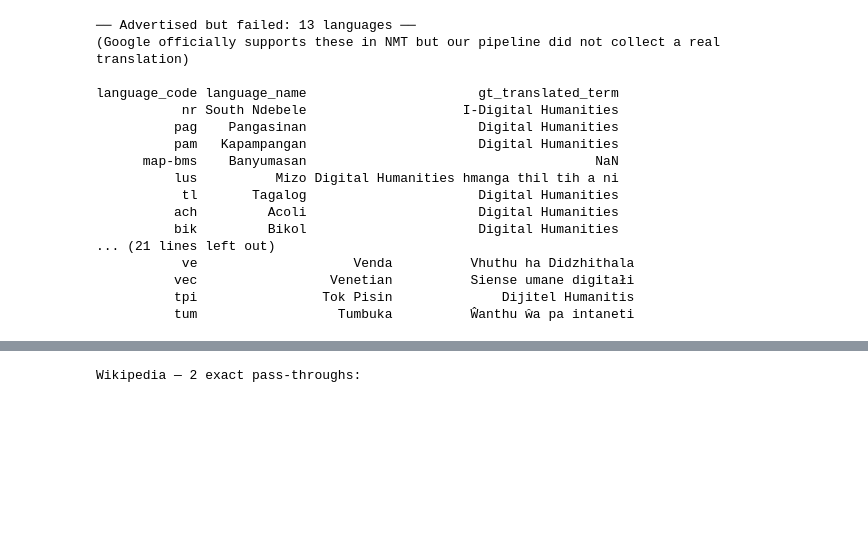
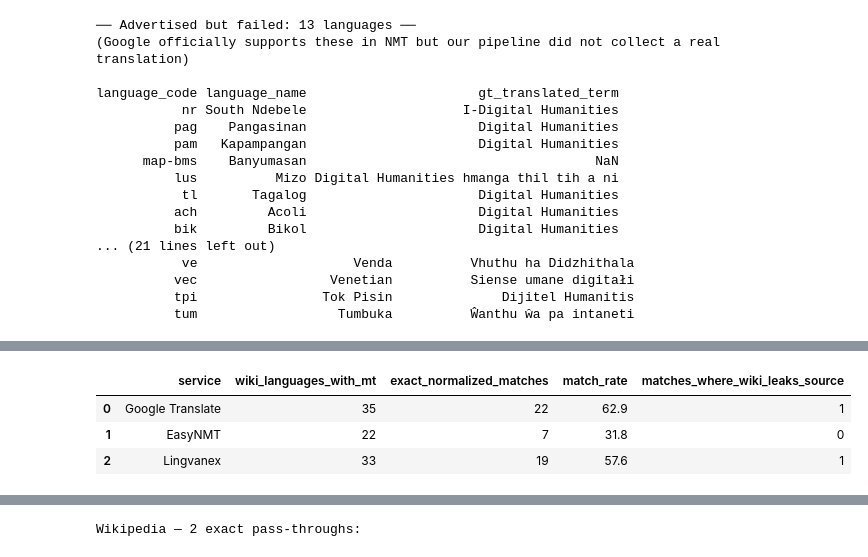
Before and after one commit to CodingDH/translation-transmogrification-pipeline, a Jupyter notebook: notebooks/03_baseline_services.ipynb, the cells around one changed output, grey strips where cells are left out. Cells and saved outputs as stored; diff of their text form; code cells hidden in the pictures; blank space fills up the shorter version.

```diff
--- a/notebooks/03_baseline_services.ipynb
+++ b/notebooks/03_baseline_services.ipynb
@@ -669,0 +962,85 @@ language_code language_name                      gt_translated_term
+# %%
+import re
+import unicodedata
+
+MT_SOURCE_COLS = {
+    "Google Translate": BASELINE_SERVICES["Google Translate"],
+    "EasyNMT": BASELINE_SERVICES["EasyNMT"],
+    "Lingvanex": BASELINE_SERVICES["Lingvanex"],
+}
+
+def normalize_term(val):
+    if not isinstance(val, str):
+        return ""
+    val = unicodedata.normalize("NFKC", val).strip().casefold()
+    val = re.sub(r"\s+", " ", val)
+    return val.strip(" .,:;!?¡¿()[]{}\"'`“”‘’/")
+
+wiki_col = BASELINE_SERVICES["Wikipedia"]
+wiki_rows = df[df[wiki_col].notna()].copy()
+wiki_rows["wiki_norm"] = wiki_rows[wiki_col].apply(normalize_term)
+wiki_rows["wiki_has_source_leakage"] = wiki_rows[wiki_col].apply(lambda v: has_source_leakage(v, TERM))
+
+align_rows = []
+for svc, col in MT_SOURCE_COLS.items():
+    comparable = wiki_rows[wiki_rows[col].notna()].copy()
+    if comparable.empty:
+        align_rows.append({
+            "service": svc,
+            "wiki_languages_with_mt": 0,
+            "exact_normalized_matches": 0,
+            "match_rate": 0.0,
+            "matches_where_wiki_leaks_source": 0,
+        })
+        continue
+    mt_norm = comparable[col].apply(normalize_term)
+    matches = mt_norm == comparable["wiki_norm"]
+    align_rows.append({
+        "service": svc,
+        "wiki_languages_with_mt": len(comparable),
+        "exact_normalized_matches": int(matches.sum()),
+        "match_rate": round(100 * matches.mean(), 1),
+        "matches_where_wiki_leaks_source": int((matches & comparable["wiki_has_source_leakage"]).sum()),
+    })
+
+wiki_alignment_df = pd.DataFrame(align_rows)
+print(f"Wikipedia-covered languages in analysis set: {len(wiki_rows)}")
+print(f"  Wikipedia labels with source-term leakage: {int(wiki_rows['wiki_has_source_leakage'].sum())}")
+display(wiki_alignment_df)
+
+wiki_match_detail_rows = []
+for _, row in wiki_rows.iterrows():
+    mt_matches = []
+    mt_available = []
+    for svc, col in MT_SOURCE_COLS.items():
+        if pd.notna(row.get(col)):
+            mt_available.append(svc)
+            if normalize_term(row[col]) == row["wiki_norm"]:
+                mt_matches.append(svc)
+    wiki_match_detail_rows.append({
+        "language_code": row["language_code"],
+        "language_name": row["language_name"],
+        "language_family": row["language_family"],
+        "wikipedia_term": row[wiki_col],
+        "wiki_has_source_leakage": row["wiki_has_source_leakage"],
+        "n_mt_available": len(mt_available),
+        "n_mt_exact_matches": len(mt_matches),
+        "mt_exact_matches": "; ".join(mt_matches),
+    })
+
+wiki_match_detail = pd.DataFrame(wiki_match_detail_rows)
+print("\nWikipedia labels with at least one exact normalized MT match:")
+display(
+    wiki_match_detail[wiki_match_detail["n_mt_exact_matches"] > 0]
+    .sort_values(["wiki_has_source_leakage", "n_mt_exact_matches", "language_name"], ascending=[False, False, True])
+    .reset_index(drop=True)
+)
+
+match_chart = alt.Chart(wiki_alignment_df).mark_bar().encode(
+    x=alt.X("match_rate:Q", title="% of Wikipedia-covered languages with exact normalized match"),
+    y=alt.Y("service:N", sort="-x", title=None),
+    color=alt.Color("service:N", legend=None, scale=alt.Scale(scheme="tableau10")),
+    tooltip=["service:N", "wiki_languages_with_mt:Q", "exact_normalized_matches:Q", "match_rate:Q", "matches_where_wiki_leaks_source:Q"],
+).properties(width=430, height=130, title="MT alignment with Wikipedia labels (normalized exact match)")
+display(match_chart)
+# %% [output]
@@ -669,0 +1049,4 @@ language_code language_name                      gt_translated_term
+|  | service | wiki_languages_with_mt | exact_normalized_matches | match_rate | matches_where_wiki_leaks_source |
+| 0 | Google Translate | 35 | 22 | 62.9 | 1 |
+| 1 | EasyNMT | 22 | 7 | 31.8 | 0 |
+| 2 | Lingvanex | 33 | 19 | 57.6 | 1 |
```
Also changed, not shown: parts of 41 cells of this notebook, 6 other files.
